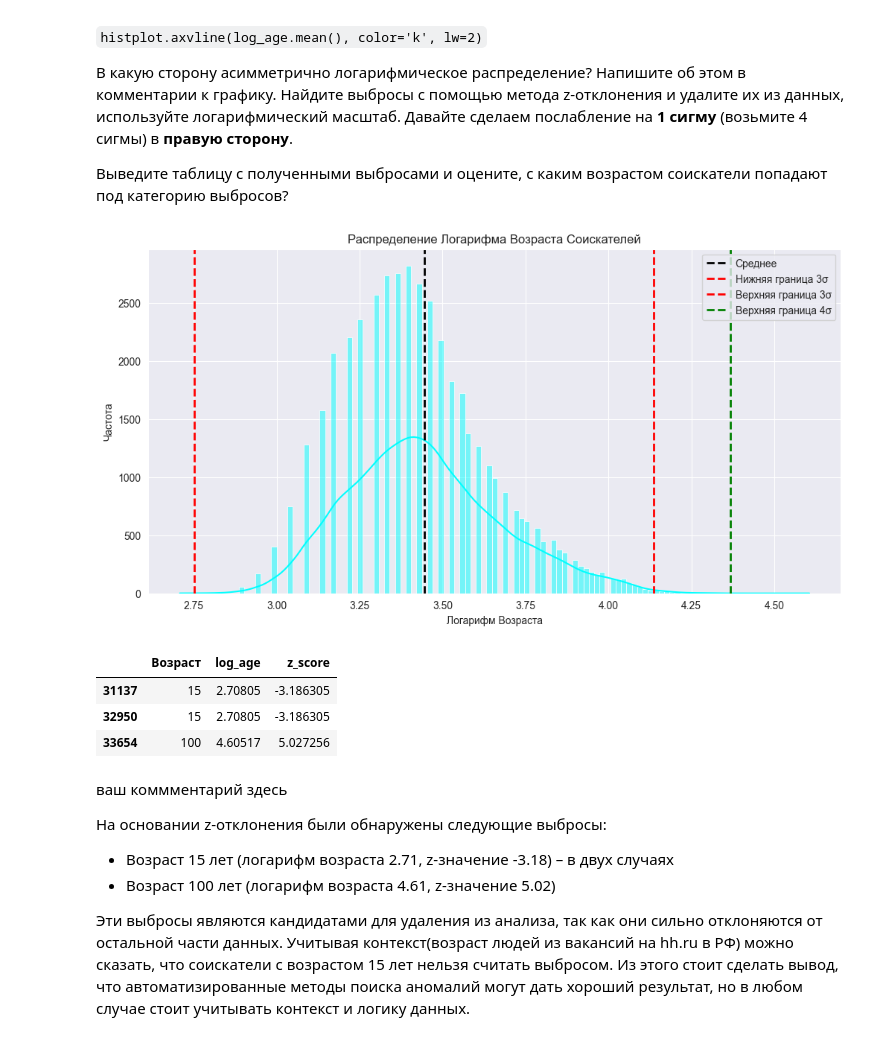
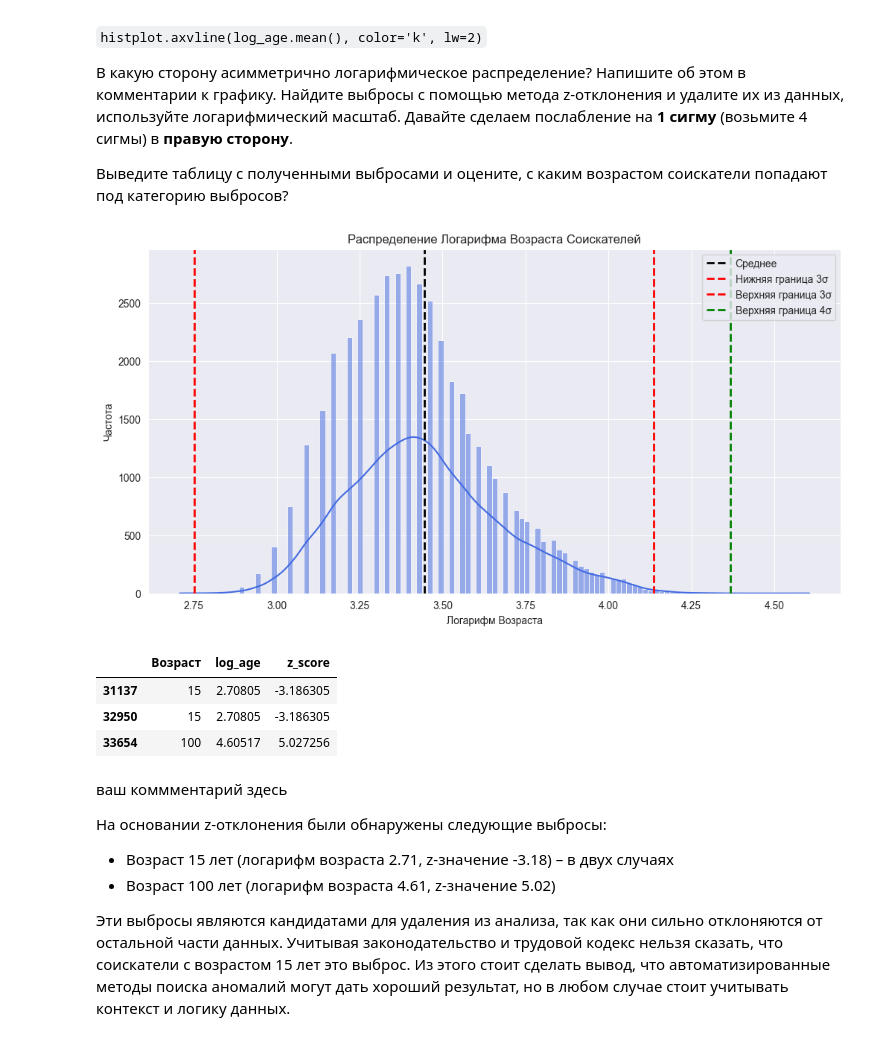
Before and after one commit to mllightitup/sf_data_science, a Jupyter notebook: Module13/Project-1.ipynb, the cells around one changed output. Cells and saved outputs as stored; diff of their text form; code cells hidden in the pictures.

```diff
--- a/Module13/Project-1.ipynb
+++ b/Module13/Project-1.ipynb
@@ -1035,37 +1004,35 @@ from scipy.stats import zscore
 
 # Логарифмическое преобразование возраста
 df['log_age'] = np.log(df['Возраст'])
 
 # Расчет среднего, стандартного отклонения и границ интервала метода трех сигм
 mean_log_age = df['log_age'].mean()
 std_log_age = df['log_age'].std()
 lower_bound = mean_log_age - 3 * std_log_age
 upper_bound = mean_log_age + 3 * std_log_age
 
 # Расчет границ с учетом 4 сигм для правой стороны
 upper_bound_4sigma = mean_log_age + 4 * std_log_age
 
 # Определение выбросов с помощью z-отклонения
 df['z_score'] = zscore(df['log_age'])
 outliers = df[(df['z_score'] > 4) | (df['z_score'] < -3)]  # Выбросы с учетом 4 сигм вправо и 3 влево
 
-# Построение графика распределения
 plt.figure(figsize=(12, 6))
-sns.histplot(df['log_age'], kde=True, color="cyan")
+sns.histplot(df['log_age'], kde=True, color="royalblue")
 plt.axvline(mean_log_age, color='k', linestyle='--', lw=2, label='Среднее')
 plt.axvline(lower_bound, color='r', linestyle='--', lw=2, label='Нижняя граница 3σ')
 plt.axvline(upper_bound, color='r', linestyle='--', lw=2, label='Верхняя граница 3σ')
 plt.axvline(upper_bound_4sigma, color='g', linestyle='--', lw=2, label='Верхняя граница 4σ')
 plt.xlabel('Логарифм Возраста')
 plt.ylabel('Частота')
 plt.title('Распределение Логарифма Возраста Соискателей')
 plt.legend()
 plt.show()
 
-# Вывод таблицы с выбросами
 outliers[['Возраст', 'log_age', 'z_score']]
 # %% [output]
-[figure, old version]
+[figure, new version]
 |  | Возраст | log_age | z_score |
 | 31137 | 15 | 2.70805 | -3.186305 |
 | 32950 | 15 | 2.70805 | -3.186305 |
@@ -1079,5 +1046,5 @@ outliers[['Возраст', 'log_age', 'z_score']]
 - Возраст 100 лет (логарифм возраста 4.61, z-значение 5.02)
 
 Эти выбросы являются кандидатами для удаления из анализа, так как они сильно отклоняются от остальной части данных.
-Учитывая контекст(возраст людей из вакансий на hh.ru в РФ) можно сказать, что соискатели с возрастом 15 лет нельзя считать выбросом.
+Учитывая законодательство и трудовой кодекс нельзя сказать, что соискатели с возрастом 15 лет это выброс.
 Из этого стоит сделать вывод, что автоматизированные методы поиска аномалий могут дать хороший результат, но в любом случае стоит учитывать контекст и логику данных.
```
Also changed, not shown: parts of 12 cells of this notebook, 1 other file.
